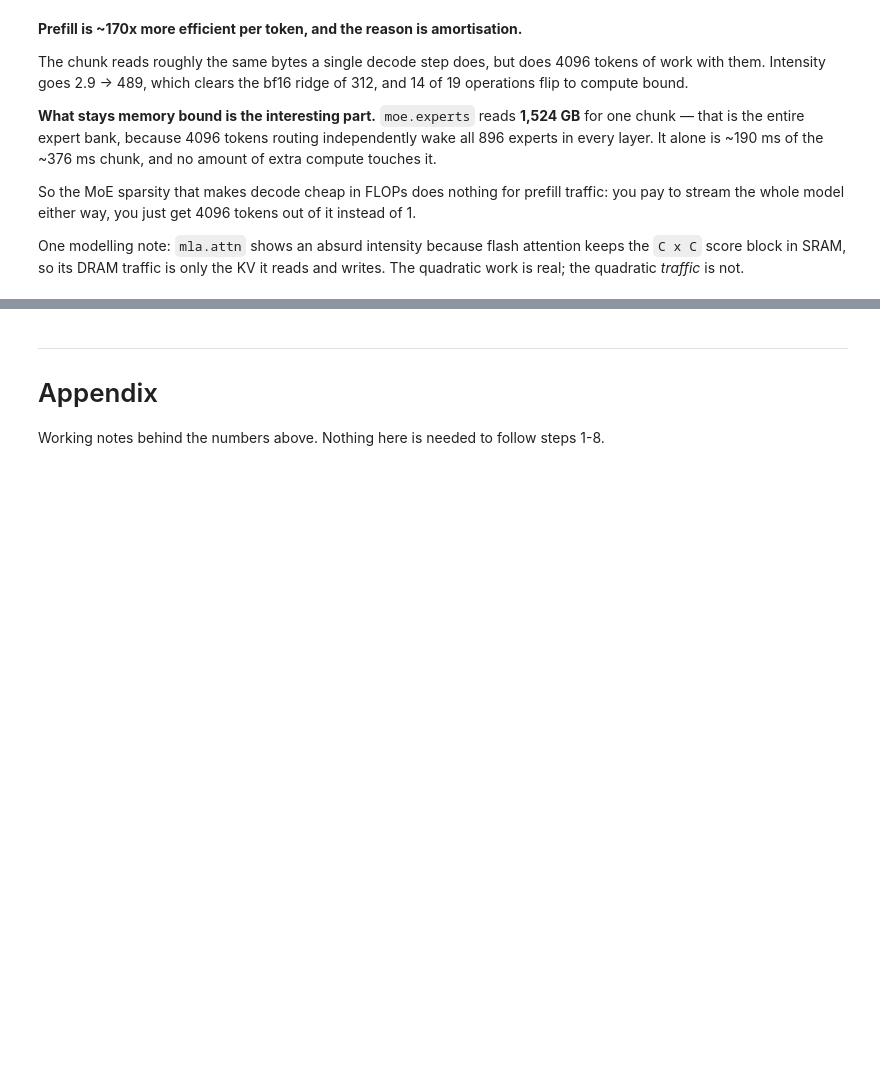
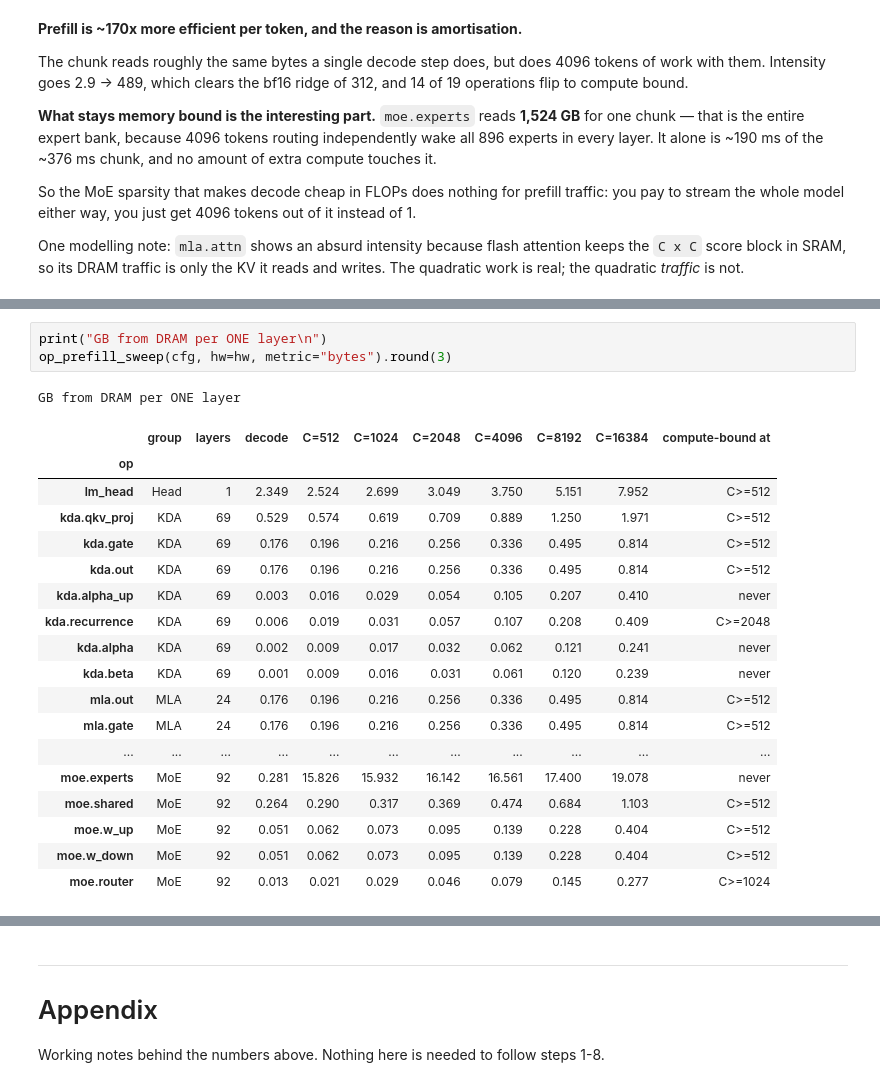
Before and after one commit to dougUCN/kimik3-exercise, a Jupyter notebook: roofline.ipynb, the cells around one changed output, grey strips where cells are left out. Drawn from its saved outputs; the diff is of its cells as text; blank space fills up the shorter version.

```diff
--- a/roofline.ipynb
+++ b/roofline.ipynb
@@ -449,0 +506,23 @@ reads and writes. The quadratic work is real; the quadratic *traffic* is not.
+# %%
+print("GB from DRAM per ONE layer\n")
+op_prefill_sweep(cfg, hw=hw, metric="bytes").round(3)
+# %% [output]
+GB from DRAM per ONE layer
+|  | group | layers | decode | C=512 | C=1024 | C=2048 | C=4096 | C=8192 | C=16384 | compute-bound at |
+| op |  |  |  |  |  |  |  |  |  |  |
+| lm_head | Head | 1 | 2.349 | 2.524 | 2.699 | 3.049 | 3.750 | 5.151 | 7.952 | C>=512 |
+| kda.qkv_proj | KDA | 69 | 0.529 | 0.574 | 0.619 | 0.709 | 0.889 | 1.250 | 1.971 | C>=512 |
+| kda.gate | KDA | 69 | 0.176 | 0.196 | 0.216 | 0.256 | 0.336 | 0.495 | 0.814 | C>=512 |
+| kda.out | KDA | 69 | 0.176 | 0.196 | 0.216 | 0.256 | 0.336 | 0.495 | 0.814 | C>=512 |
+| kda.alpha_up | KDA | 69 | 0.003 | 0.016 | 0.029 | 0.054 | 0.105 | 0.207 | 0.410 | never |
+| kda.recurrence | KDA | 69 | 0.006 | 0.019 | 0.031 | 0.057 | 0.107 | 0.208 | 0.409 | C>=2048 |
+| kda.alpha | KDA | 69 | 0.002 | 0.009 | 0.017 | 0.032 | 0.062 | 0.121 | 0.241 | never |
+| kda.beta | KDA | 69 | 0.001 | 0.009 | 0.016 | 0.031 | 0.061 | 0.120 | 0.239 | never |
+| mla.out | MLA | 24 | 0.176 | 0.196 | 0.216 | 0.256 | 0.336 | 0.495 | 0.814 | C>=512 |
+| mla.gate | MLA | 24 | 0.176 | 0.196 | 0.216 | 0.256 | 0.336 | 0.495 | 0.814 | C>=512 |
+| ... | ... | ... | ... | ... | ... | ... | ... | ... | ... | ... |
+| moe.experts | MoE | 92 | 0.281 | 15.826 | 15.932 | 16.142 | 16.561 | 17.400 | 19.078 | never |
+| moe.shared | MoE | 92 | 0.264 | 0.290 | 0.317 | 0.369 | 0.474 | 0.684 | 1.103 | C>=512 |
+| moe.w_up | MoE | 92 | 0.051 | 0.062 | 0.073 | 0.095 | 0.139 | 0.228 | 0.404 | C>=512 |
+| moe.w_down | MoE | 92 | 0.051 | 0.062 | 0.073 | 0.095 | 0.139 | 0.228 | 0.404 | C>=512 |
+| moe.router | MoE | 92 | 0.013 | 0.021 | 0.029 | 0.046 | 0.079 | 0.145 | 0.277 | C>=1024 |
```
Also changed, not shown: parts of 6 cells of this notebook, 1 other file.
